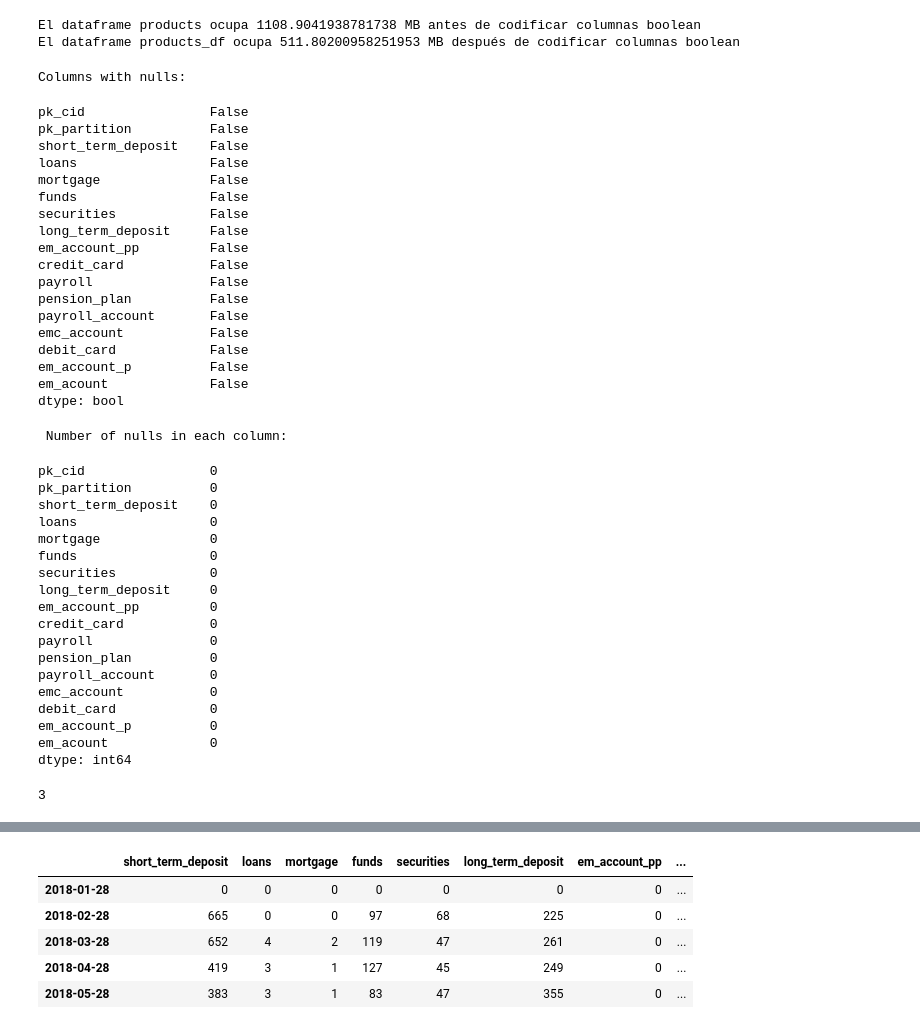
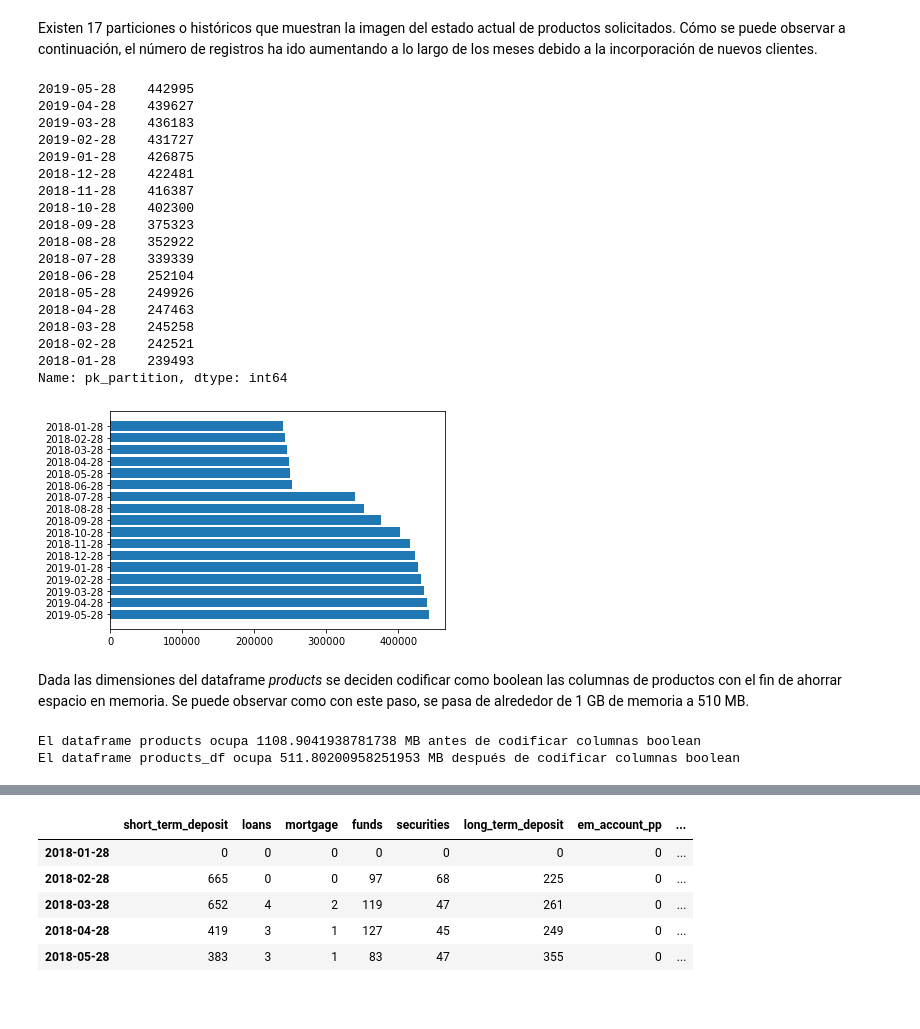
Before and after one commit to carlosperez1997/NDS_ProyectoFinal, a Jupyter notebook: eda_products.ipynb, the cells around one changed output, grey strips where cells are left out. Saved outputs shown, nothing was run; the diff lists cells and outputs as text; code cells hidden in the pictures; blank space fills up the shorter version.

```diff
--- a/eda_products.ipynb
+++ b/eda_products.ipynb
@@ -176,3 +204,34 @@ Name: pk_partition, dtype: int64
+# %% [markdown]
+Existen 17 particiones o históricos que muestran la imagen del estado actual de productos solicitados. Cómo se puede observar a continuación, el número de registros ha ido aumentando a lo largo de los meses debido a la incorporación de nuevos clientes.
+# %%
+partitions_valuecounts = products['pk_partition'].value_counts()
+display(partitions_valuecounts)
+
+fig, ax = plt.subplots()
+ax.barh(partitions_valuecounts.index, partitions_valuecounts[:])
+plt.show()
+# %% [output]
+2019-05-28    442995
+2019-04-28    439627
+2019-03-28    436183
+2019-02-28    431727
+2019-01-28    426875
+2018-12-28    422481
+2018-11-28    416387
+2018-10-28    402300
+2018-09-28    375323
+2018-08-28    352922
+2018-07-28    339339
+2018-06-28    252104
+2018-05-28    249926
+2018-04-28    247463
+2018-03-28    245258
+2018-02-28    242521
+2018-01-28    239493
+Name: pk_partition, dtype: int64
+[figure, added]
+# %% [markdown]
+Dada las dimensiones del dataframe *products* se deciden codificar como boolean las columnas de productos con el fin de ahorrar espacio en memoria. Se puede observar como con este paso, se pasa de alrededor de 1 GB de memoria a 510 MB.
 # %%
 # Codificar variables logicas (1/0 = bool)
 from sys import getsizeof
@@ -189,44 +248,3 @@ print('El dataframe products_df ocupa {} MB después de codificar columnas boole
 # %% [output]
 El dataframe products ocupa 1108.9041938781738 MB antes de codificar columnas boolean
 El dataframe products_df ocupa 511.80200958251953 MB después de codificar columnas boolean
-# %%
-df_nulls(products)
-# %% [output]
-Columns with nulls:
-pk_cid                False
-pk_partition          False
-short_term_deposit    False
-loans                 False
-mortgage              False
-funds                 False
-securities            False
-long_term_deposit     False
-em_account_pp         False
-credit_card           False
-payroll               False
-pension_plan          False
-payroll_account       False
-emc_account           False
-debit_card            False
-em_account_p          False
-em_acount             False
-dtype: bool
- Number of nulls in each column:
-pk_cid                0
-pk_partition          0
-short_term_deposit    0
-loans                 0
-mortgage              0
-funds                 0
-securities            0
-long_term_deposit     0
-em_account_pp         0
-credit_card           0
-payroll               0
-pension_plan          0
-payroll_account       0
-emc_account           0
-debit_card            0
-em_account_p          0
-em_acount             0
-dtype: int64
@@ -238,4 +250,0 @@ x = products_sorted['dif_debit_card'].value_counts()
-# %%
-len(x)
-# %% [output]
-3
```
Also changed, not shown: parts of 77 cells of this notebook, 2 other files.
